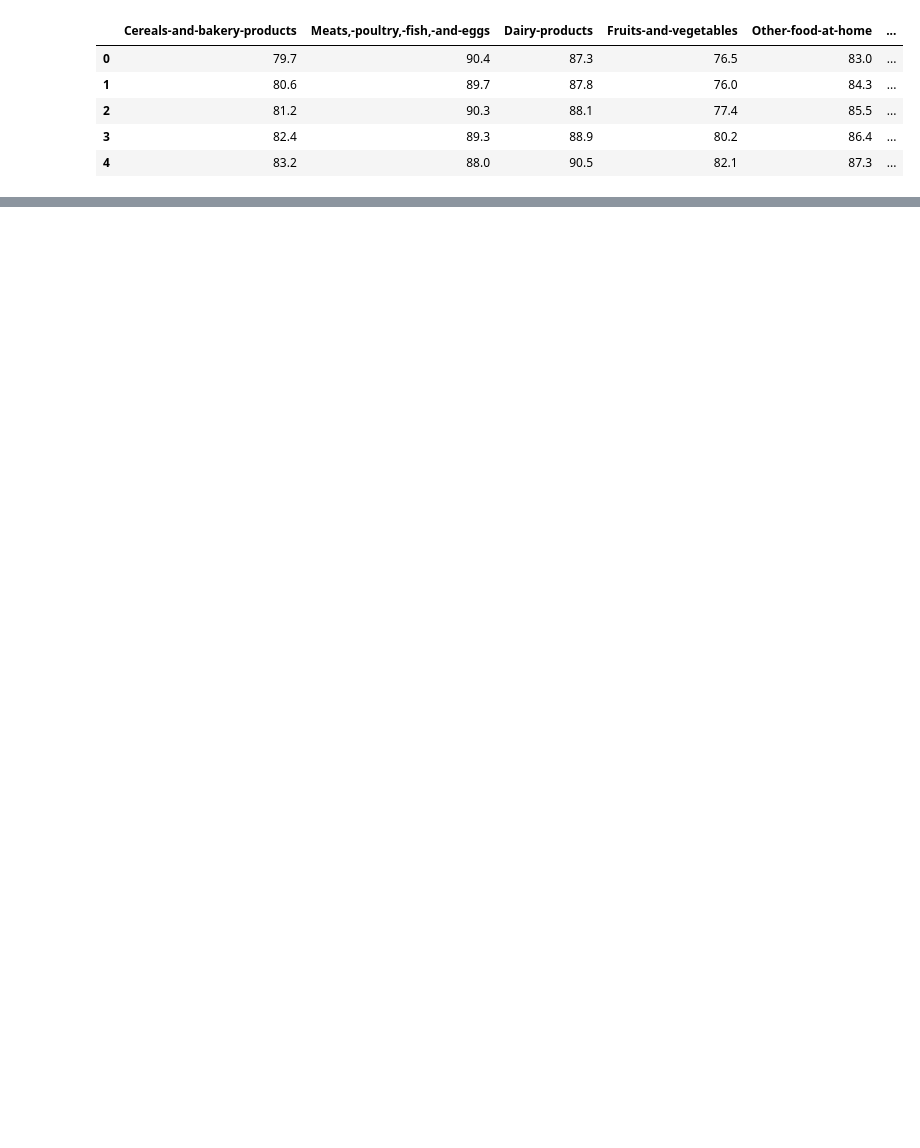
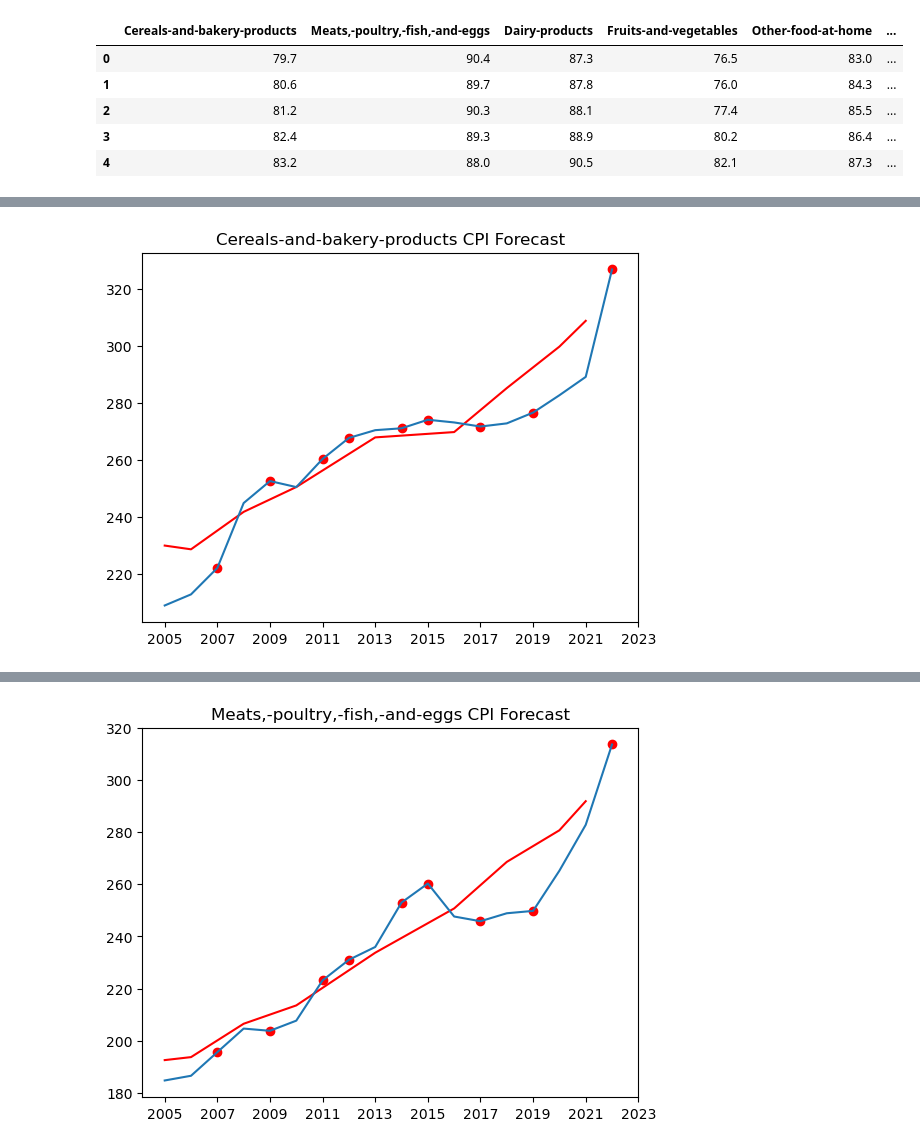
Before and after one commit to MrGoots/MachineLearning_Project, a Jupyter notebook: linearMain.ipynb, the cells around one changed output, grey strips where cells are left out. Saved outputs shown, nothing was run; the diff lists cells and outputs as text; code cells hidden in the pictures; blank space fills up the shorter version.

```diff
--- a/linearMain.ipynb
+++ b/linearMain.ipynb
@@ -80,45 +80,52 @@ Mean absolute error: 4.049126102380321
 # %%
 ## testing out multiple regression
 
-# fin = pd.DataFrame()
-# for year in np.arange(2005,2022+1):
-#     spendDf = pd.read_csv(Path(f"resources/spending_{year}.csv"),index_col = 'Item')
-#     spendDf.drop(columns='Year',inplace=True)
-#     spendDf = spendDf.loc[cats].T
-#     spendDf = spendDf.reset_index().rename({'index':'City'})
-#     spendDf['Year'] = np.full(spendDf.shape[0],year)
-#     fin = pd.concat([fin,spendDf],axis=0,ignore_index=True)
-# spendingDf = fin.groupby('Year').mean()
-# spendingDf.head()
+fin = pd.DataFrame()
+for year in np.arange(2005,2022+1):
+    spendDf = pd.read_csv(Path(f"resources/spending_{year}.csv"),index_col = 'Item')
+    spendDf.drop(columns='Year',inplace=True)
+    spendDf = spendDf.loc[cats].T
+    spendDf = spendDf.reset_index().rename({'index':'City'})
+    spendDf['Year'] = np.full(spendDf.shape[0],year)
+    fin = pd.concat([fin,spendDf],axis=0,ignore_index=True)
+spendingDf = fin.groupby('Year').mean()
+spendingDf.head()
 
-# grpCpi = cpiDf.groupby(cpiDf.Date.dt.year).mean()
-# grpCpi.head()
+grpCpi = cpiDf.groupby(cpiDf.Date.dt.year).mean()
+grpCpi.head()
 
-# yrAvgDf = pd.merge(spendingDf,grpCpi,left_index=True,right_index=True,how='left')
-# yrAvgDf.head()
+yrAvgDf = pd.merge(spendingDf,grpCpi,left_index=True,right_index=True,how='left')
+yrAvgDf.head()
 
-# import matplotlib.pyplot as plt
-# model = LinearRegression()
-# # model = TransformedTargetRegressor(regressor=LinearRegression(),func=np.log, inverse_func= np.exp)
-# for target,factor in zip(grpCpi,spendingDf.columns):
 
-#     X1 = yrAvgDf.index.to_numpy("int")
-#     X2 = yrAvgDf[factor].values
-#     X = np.concatenate((X1,X2),axis=0).reshape(2,-1).T
-#     y = yrAvgDf[target].values
-#     model.fit(X,y)
+model = LinearRegression()
+# model = TransformedTargetRegressor(regressor=LinearRegression(),func=np.log, inverse_func= np.exp)
+for target,factor in zip(grpCpi,spendingDf.columns):
 
-#     preds = model.predict(X)
-#     samp = pd.DataFrame(yrAvgDf[[factor,target]].copy())
-#     samp.set_index(X1,drop=True,inplace=True)
-#     samp['Prediction'] = preds
+    X1 = yrAvgDf.index.to_numpy("int")
+    X2 = yrAvgDf[factor].values
+    X = np.concatenate((X1,X2),axis=0).reshape(2,-1).T
+    y = yrAvgDf[target].values
 
-#     plt.plot(samp.index,preds,color='red')
-#     plt.scatter(samp.index,y)
-#     plt.show()
-#     print(f"Model's slope: {model.coef_}")
-#     print(model.score(X,y))
-#     mse = mean_squared_error(y,preds,squared = False)
-#     print(f'Root mean squared error: {mse}')
-#     mae = mean_absolute_error(y,preds)
-#     print(f'Mean absolute error: {mae}')
+    X_train,X_test,y_train,y_test = train_test_split(X,y,train_size=.5,random_state=42)
+
+    model.fit(X_train,y_train)
+
+    preds = model.predict(X_test)
+    # # Display the prediction
+    X_test_sorted = sorted(X_test[:,0].reshape(-1))
+    preds_sorted = [x for _, x in sorted(zip(X_test[:,0].reshape(-1), preds))]
+    plt.plot(X_test_sorted,preds_sorted,color='red')
+    plt.plot(X[:,0].reshape(-1),y)
+    plt.scatter(X_train[:,0].reshape(-1),y_train,color='red')
+    plt.title(f'{target} CPI Forecast')
+    plt.xticks(np.arange(2005,2024,2))
+    plt.show()
+
+    print(model.score(X_test,y_test))
+    mse = mean_squared_error(y_test,preds,squared = False)
+    print(f'Root mean squared error: {mse}')
+    mae = mean_absolute_error(y_test,preds)
+    print(f'Mean absolute error: {mae}')
+# %% [output]
+[figure, added]
@@ -124,0 +135 @@ Mean absolute error: 4.049126102380321
+[figure, added]
```
Also changed, not shown: parts of 5 cells of this notebook.
